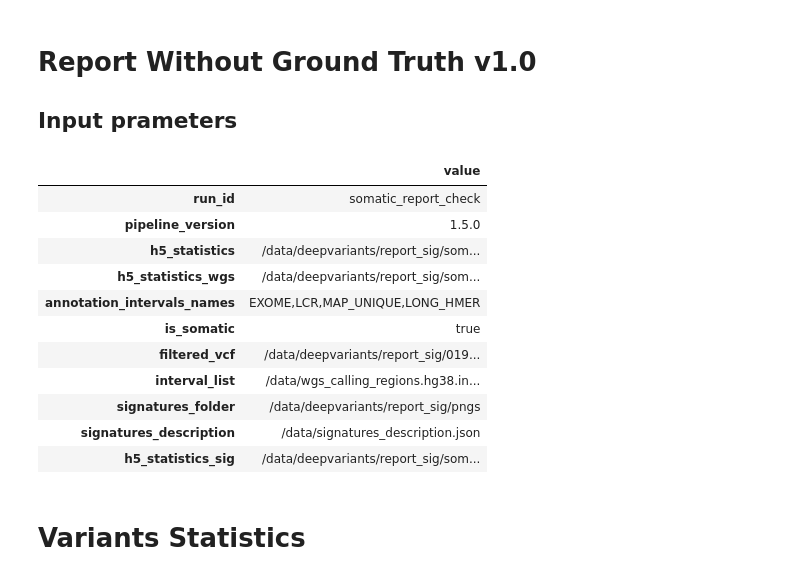
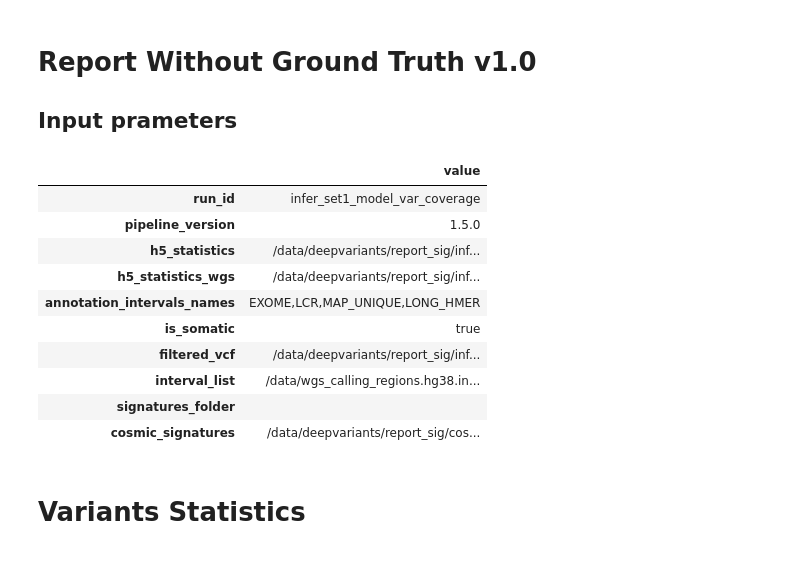
Before and after one commit to Ultimagen/VariantCalling, a Jupyter notebook: ugvc/reports/report_wo_gt.ipynb, the cells around one changed output. Drawn from its saved outputs; the diff is of its cells as text; code cells hidden in the pictures.

```diff
--- a/ugvc/reports/report_wo_gt.ipynb
+++ b/ugvc/reports/report_wo_gt.ipynb
@@ -21,48 +21,45 @@ configFile='no_gt_report.config'
 parser = ConfigParser()
 parser.read(configFile)
 
 no_gt_statistics = parser.get('NOGTReport', 'h5_statistics', fallback='no_gt_statistics.h5')
 no_gt_statistics_wgs = parser.get('NOGTReport', 'h5_statistics_wgs', fallback='no_gt_statistics_wgs.h5')
 
 is_somatic = parser.getboolean('NOGTReport', 'is_somatic', fallback=False)
 filtered_vcf = parser.get('NOGTReport', 'filtered_vcf',fallback='filtered_vcf.vcf.gz')
 annotation_intervals_names=parser.get('NOGTReport', 'annotation_intervals_names',fallback='annotation_intervals_names').split(',')
 interval_list = parser.get('NOGTReport', 'interval_list')
 ref_fasta = parser.get('NOGTReport', 'ref_fasta',fallback='Homo_sapiens_assembly38.fasta')
 ref_fasta_dict = parser.get('NOGTReport', 'ref_fasta_dict', fallback='Homo_sapiens_assembly38.dict')
 signatures_folder = parser.get('NOGTReport', 'signatures_folder', fallback='signatures.txt')
-no_gt_statistics_sig = parser.get('NOGTReport', 'h5_statistics_sig', fallback='no_gt_statistics_sig.h5')
-signatures_description = parser.get('NOGTReport', 'signatures_description', fallback='signatures_description.json')
-h5_statistics_sig = parser.get('NOGTReport', 'h5_statistics_sig', fallback='no_gt_statistics_sig.h5')
+cosmic_signatures = parser.get('NOGTReport', 'cosmic_signatures', fallback='cosmic_signatures.json')
 
 prmNames=['run_id','pipeline_version',
           'h5_statistics',
           'h5_statistics_wgs','annotation_intervals_names','is_somatic','filtered_vcf',
-          'interval_list','signatures_folder','signatures_description','h5_statistics_sig'
+          'interval_list','signatures_folder','cosmic_signatures'
          ]
 
 prm={}
 for name in prmNames:
     prm[name]=parser.get('NOGTReport', name)
 
 h5outfile = parser.get('NOGTReport', 'h5_output', fallback='no_gt_report.h5')
 
 prmdf = pd.DataFrame.from_dict(prm, orient='index',columns=['value']).reindex(prmNames)
 prmdf.to_hdf(h5outfile, key="parameters")
 prmdf
 # %% [output]
 |  | value |
-| run_id | somatic_report_check |
+| run_id | infer_set1_model_var_coverage |
 | pipeline_version | 1.5.0 |
-| h5_statistics | /data/deepvariants/report_sig/som... |
-| h5_statistics_wgs | /data/deepvariants/report_sig/som... |
+| h5_statistics | /data/deepvariants/report_sig/inf... |
+| h5_statistics_wgs | /data/deepvariants/report_sig/inf... |
 | annotation_intervals_names | EXOME,LCR,MAP_UNIQUE,LONG_HMER |
 | is_somatic | true |
-| filtered_vcf | /data/deepvariants/report_sig/019... |
+| filtered_vcf | /data/deepvariants/report_sig/inf... |
 | interval_list | /data/wgs_calling_regions.hg38.in... |
-| signatures_folder | /data/deepvariants/report_sig/pngs |
-| signatures_description | /data/signatures_description.json |
-| h5_statistics_sig | /data/deepvariants/report_sig/som... |
+| signatures_folder |  |
+| cosmic_signatures | /data/deepvariants/report_sig/cos... |
 # %%
 import pandas as pd
 import matplotlib.pyplot as plt
```
Also changed, not shown: parts of 10 cells of this notebook, 19 other files.
